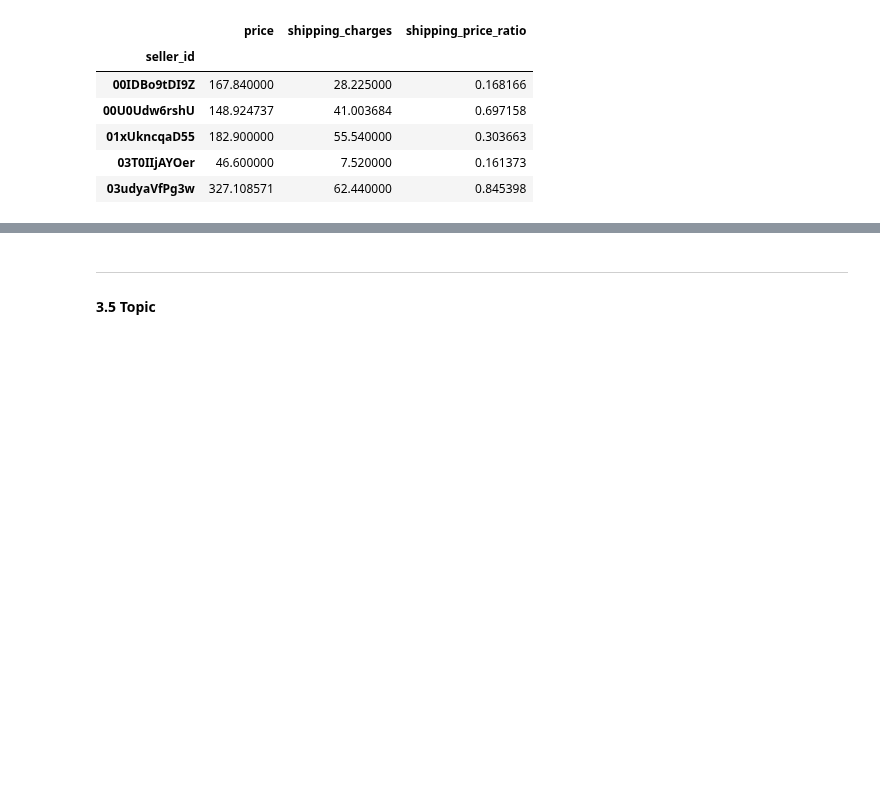
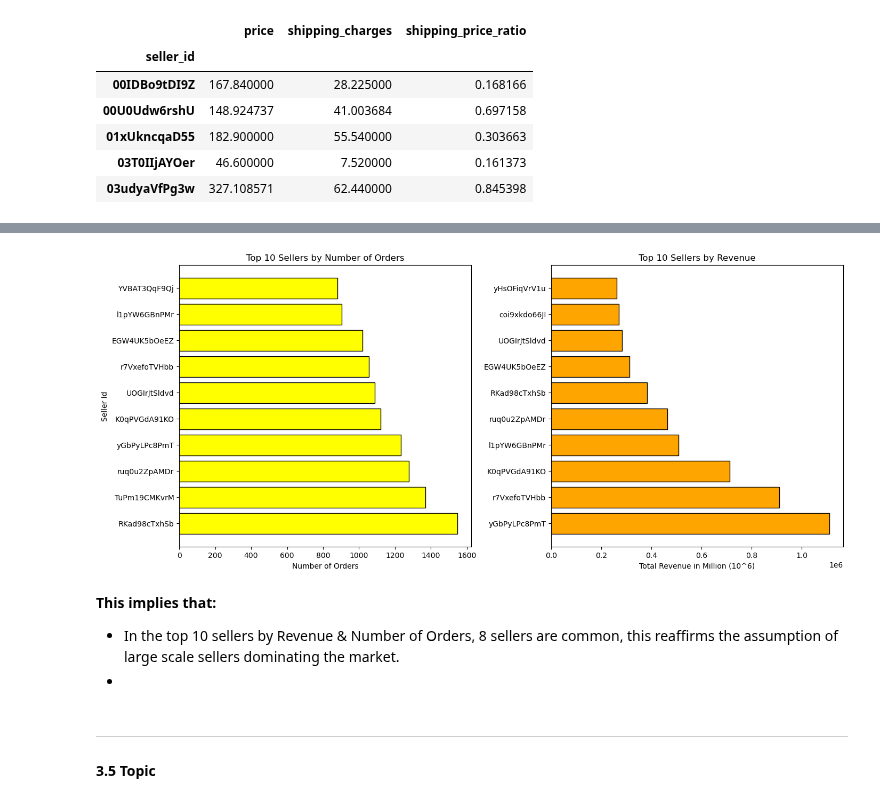
Before and after one commit to JatinY459/ecommerce-data-analysis, a Jupyter notebook: notebooks/04_EDA_products_sellers.ipynb, the cells around one changed output, grey strips where cells are left out. Cells and saved outputs as stored; diff of their text form; code cells hidden in the pictures; blank space fills up the shorter version.

```diff
--- a/notebooks/04_EDA_products_sellers.ipynb
+++ b/notebooks/04_EDA_products_sellers.ipynb
@@ -273,0 +377,6 @@ order_items_by_seller.head()
+# %%
+order_items['total_revenue'] = order_items['price'] + order_items['shipping_charges']
+# %%
+seller_stats = order_items.groupby('seller_id').agg({'order_id': 'count', 'total_revenue': 'sum' }).rename(columns={'order_id': 'items_sold'})
+top_sellers_by_orders = seller_stats.sort_values(by='items_sold', ascending=False).head(10)
+top_sellers_by_revenue = seller_stats.sort_values(by='total_revenue', ascending=False).head(10)
@@ -274,3 +402,19 @@ order_items_by_seller.head()
+# %%
+fig, axes = plt.subplots(1, 2, figsize=(14, 6), constrained_layout=True)
+axes[0].barh(top_sellers_by_orders.index, top_sellers_by_orders['items_sold'], color='yellow', edgecolor='black')
+axes[0].set_title('Top 10 Sellers by Number of Orders')
+axes[0].set_xlabel('Number of Orders')
+axes[0].set_ylabel('Seller Id')
+axes[1].barh(top_sellers_by_revenue.index, top_sellers_by_revenue['total_revenue'], color='orange', edgecolor='black')
+axes[1].set_title('Top 10 Sellers by Revenue')
+axes[1].set_xlabel('Total Revenue in Million (10^6)')
+plt.show()
+# %% [output]
+[figure, added]
+# %% [markdown]
+**This implies that:**
+- In the top 10 sellers by Revenue & Number of Orders, 8 sellers are common, this reaffirms the assumption of large scale sellers dominating the market.
+-
 # %% [markdown]
 ---
 #### **3.5 Topic** <a id="topic-3-5"></a>
```
Also changed, not shown: parts of 23 cells of this notebook.
